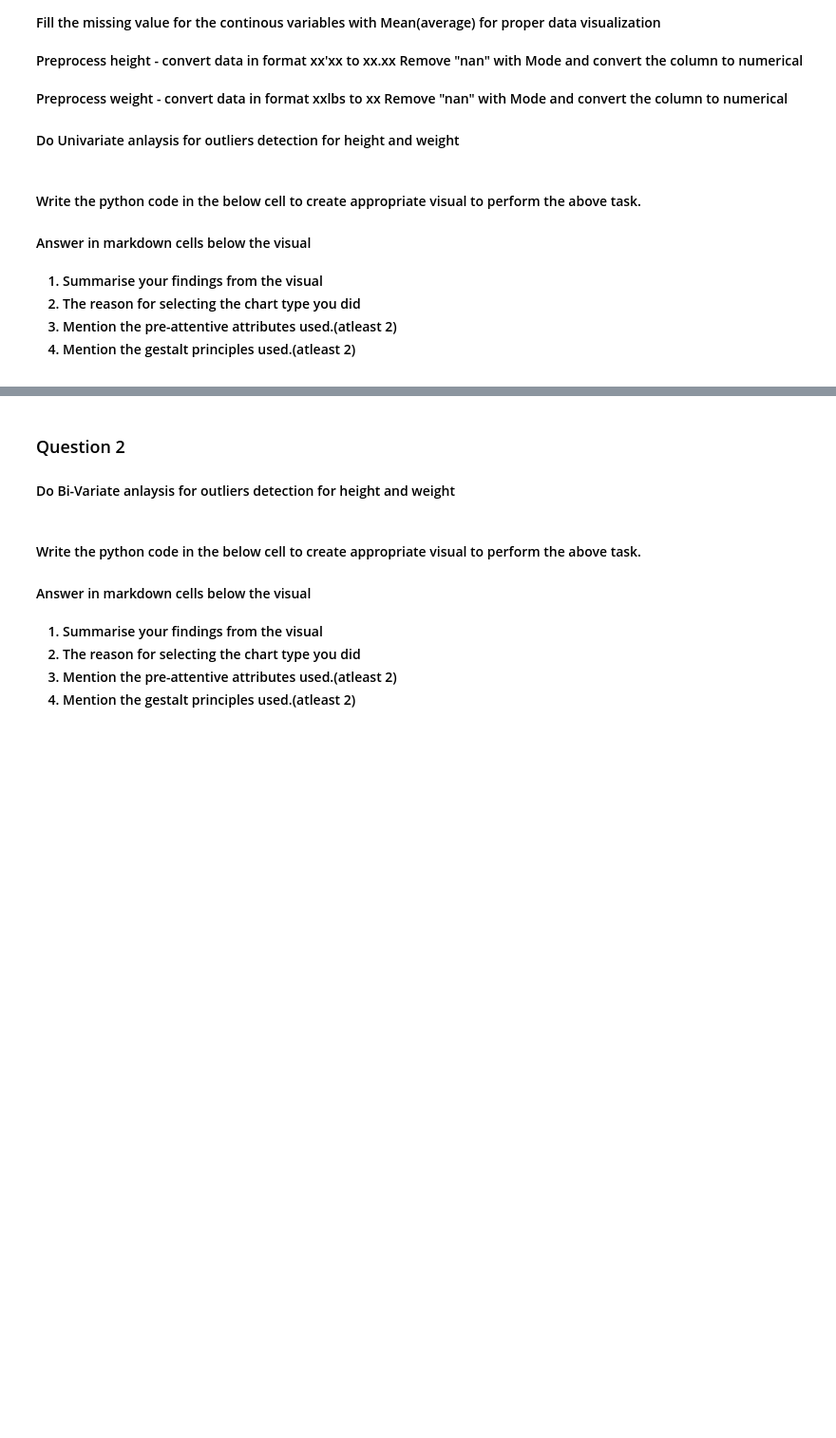
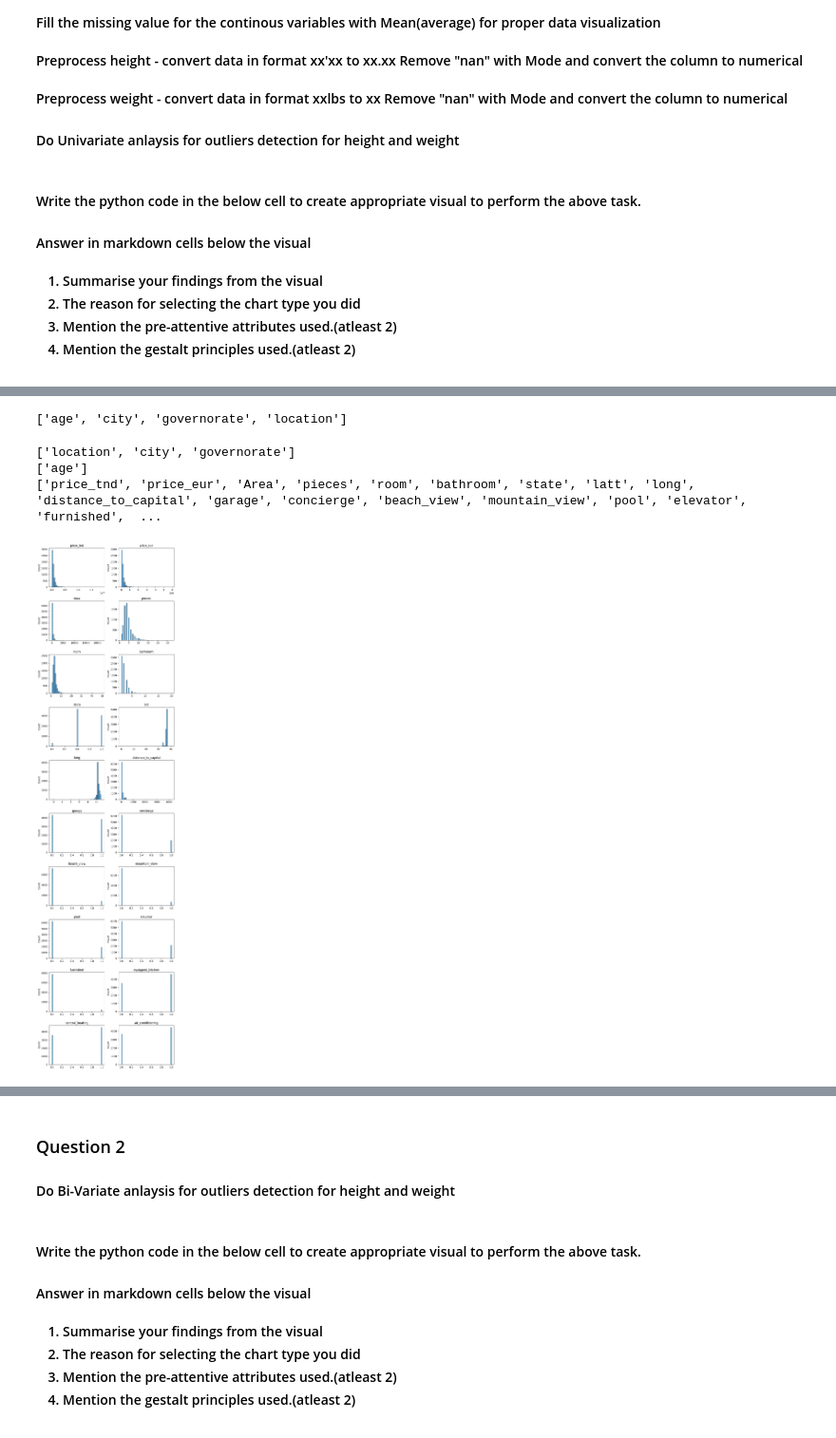
Before and after one commit to HarshaK1997/SEM2-DV, a Jupyter notebook: Part2/dvi-Python-ps1.ipynb, the cells around one changed output, grey strips where cells are left out. Shown at 95% size. Saved outputs shown, nothing was run; the diff lists cells and outputs as text; code cells hidden in the pictures; blank space fills up the shorter version.

```diff
--- a/Part2/dvi-Python-ps1.ipynb
+++ b/Part2/dvi-Python-ps1.ipynb
@@ -173,0 +197,3 @@ df.drop(columns=['price_tnd'], inplace=True)
+# %%
+# Drop garden as all records have only single value
+df.drop('garden', axis=1, inplace=True)
@@ -173,0 +208,14 @@ df.drop(columns=['price_tnd'], inplace=True)
+# %%
+#leftover features are categorical
+categorical_cols = df.columns.difference(df.describe().columns).to_list()
+print(categorical_cols)
+for col in categorical_cols:
+    counts = df[col].value_counts(dropna=False).reset_index()
+    counts.columns = [col, "count"]
+    percentages = df[col].value_counts(dropna=False, normalize=True).reset_index()
+    percentages.columns = [col, "proportion"]
+    result = counts.merge(percentages, on=col)
+    result["proportion"] = result["proportion"].apply(lambda x: x * 100)
+    print(f"{col}: Top 5 and bottom 5 records")
+    print(pd.concat([result.head(5), result.tail(5)]).drop_duplicates())
+    print("\n")
@@ -173,0 +240,39 @@ df.drop(columns=['price_tnd'], inplace=True)
+# %%
+# Delete "id" columns as its unique for each row and does not provide any useful information
+df.drop('id', axis=1, inplace=True)
+categorical_cols.remove('id')
+# %%
+df.columns
+categorical_cols
+# %% [output]
+['age', 'city', 'governorate', 'location']
+# %%
+categorical_cols = ['location','city','governorate']
+ordinal_cols = ['age']
+numerical_cols = df.describe().columns.to_list()
+print(categorical_cols)
+print(ordinal_cols)
+print(numerical_cols)
+# %% [output]
+['location', 'city', 'governorate']
+['age']
+['price_tnd', 'price_eur', 'Area', 'pieces', 'room', 'bathroom', 'state', 'latt', 'long', 'distance_to_capital', 'garage', 'concierge', 'beach_view', 'mountain_view', 'pool', 'elevator', 'furnished',  ...
+# %%
+# visualize distribution of numerical columns
+fig, ax = plt.subplots(int(np.ceil(len(numerical_cols)/2)), 2, figsize=(8, 30))
+ax = ax.flatten()
+
+# Iterate over the numerical columns and corresponding axes
+for i, col in enumerate(numerical_cols):
+    sns.histplot(df[col], bins=50, ax=ax[i])
+    ax[i].set_title(col)
+    ax[i].set_xlabel('')
+
+# Remove any empty subplots (if number of subplots is more than columns)
+for j in range(i+1, len(ax)):
+    fig.delaxes(ax[j])
+
+fig.tight_layout()
+fig.show()
+# %% [output]
+[figure, added]
```
Also changed, not shown: parts of 38 cells of this notebook, 1 other file.
